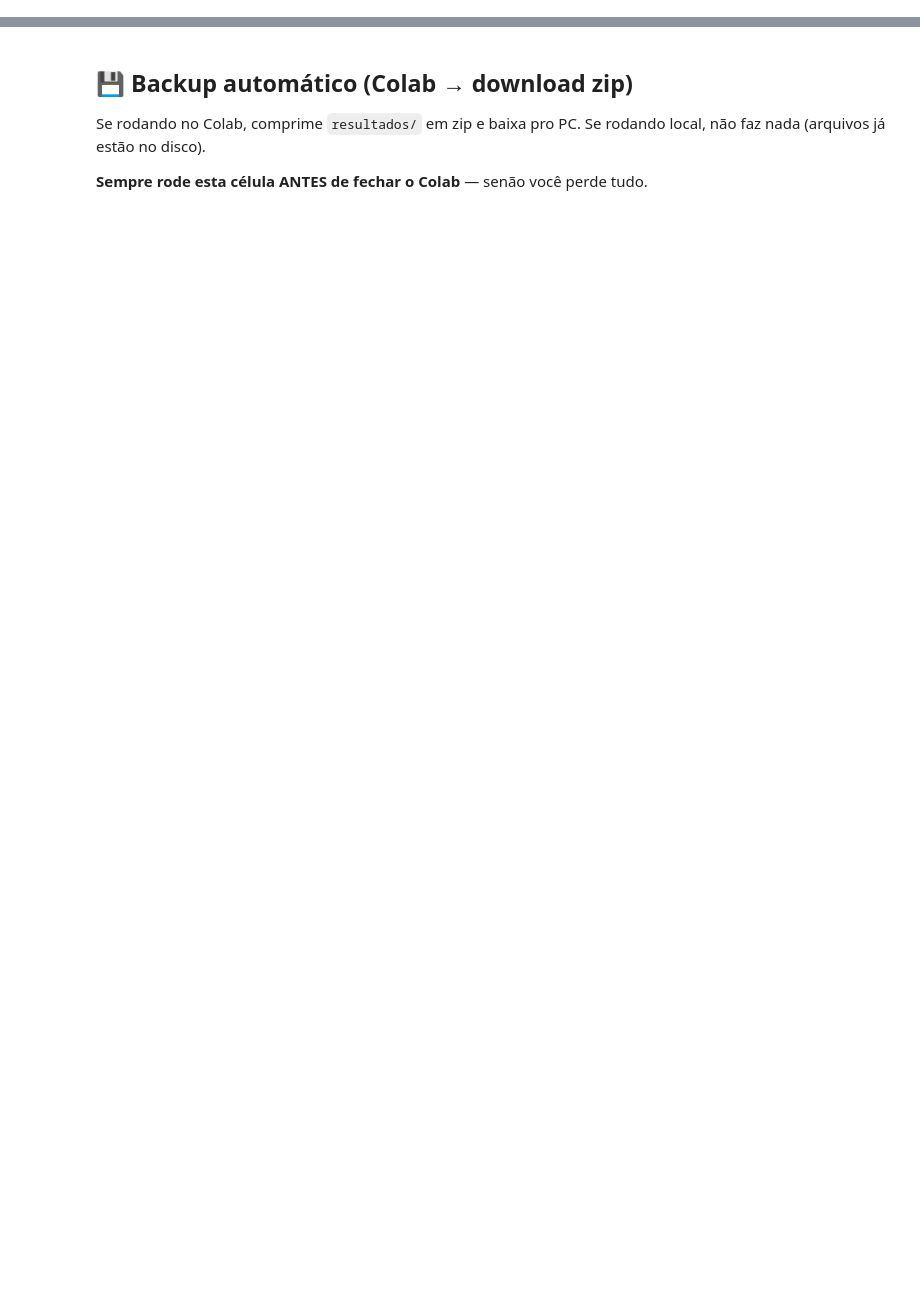
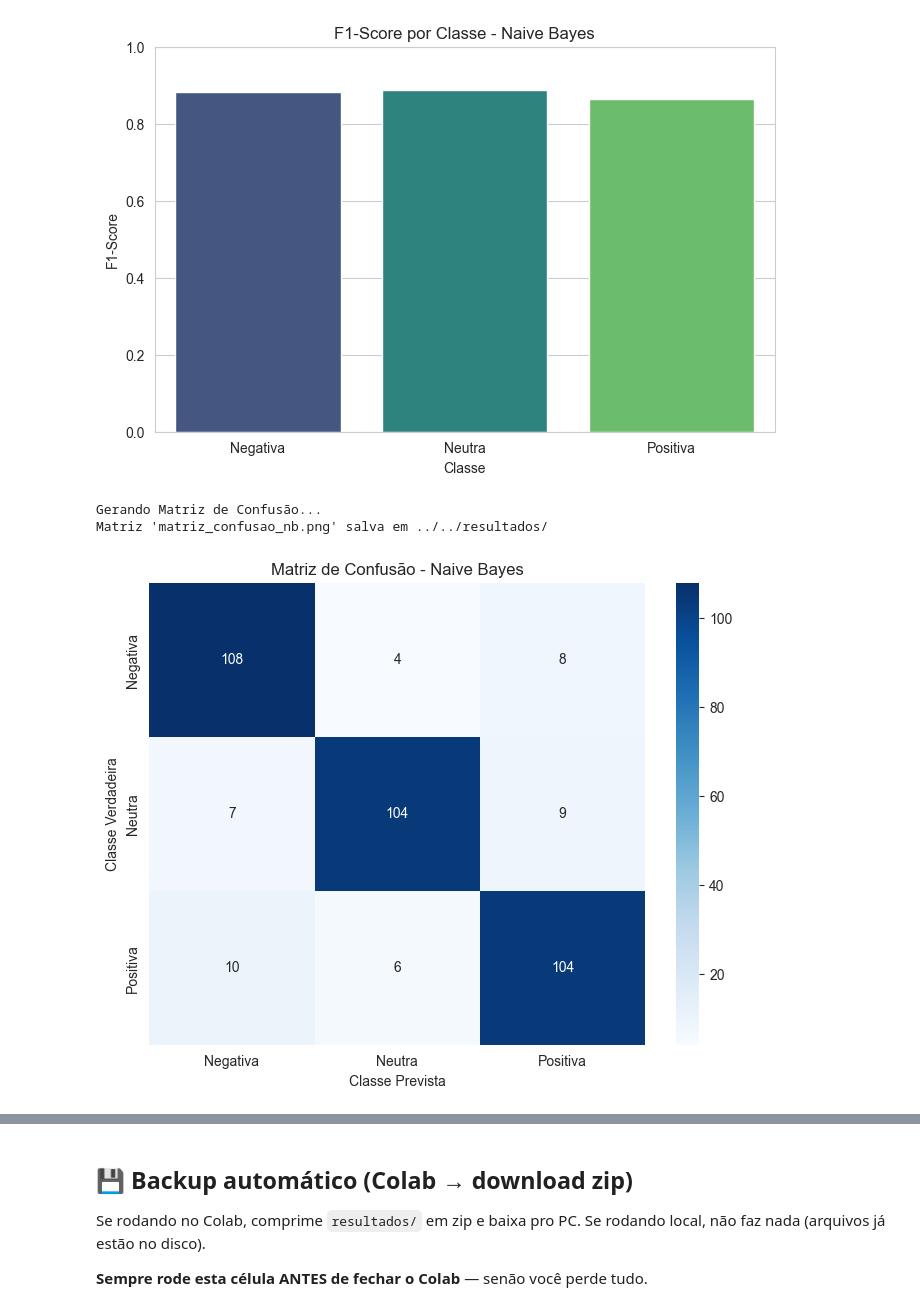
Before and after one commit to ROMAUSKI/tcc-analise-sentimento, a Jupyter notebook: src/05_apps_training.ipynb, the cells around one changed output, grey strips where cells are left out. Drawn from its saved outputs; the diff is of its cells as text; code cells hidden in the pictures; blank space fills up the shorter version.

```diff
--- a/src/05_apps_training.ipynb
+++ b/src/05_apps_training.ipynb
@@ -112,0 +495,76 @@ else:
+# %%
+print("--- Etapa 3.3: Treinamento - Naive Bayes (Multinomial) ---")
+
+# 1. Inicializar o modelo
+model_nb = MultinomialNB()
+
+# 2. Treinar o modelo
+print("Treinando o modelo Naive Bayes...")
+model_nb.fit(X_train_tfidf, y_train)
+print("Treinamento concluído.")
+
+# 3. Fazer previsões
+y_pred_nb = model_nb.predict(X_test_tfidf)
+
+# 4. Gerar Relatório
+print("\n--- Relatório de Classificação (Naive Bayes) ---")
+print(classification_report(y_test, y_pred_nb))
+
+# 5. Gerar o Relatório como um Dicionário
+report_dict_nb = classification_report(y_test, y_pred_nb, output_dict=True)
+df_report_nb = pd.DataFrame(report_dict_nb).transpose()
+f1_scores_nb = df_report_nb.loc[['Negativa', 'Neutra', 'Positiva'], 'f1-score']
+
+f1_final_nb = report_dict_nb['weighted avg']['f1-score']
+print(f"\n--- Veredito (O que importa pro TCC) ---")
+print(f"O F1-Score final (ponderado) do modelo foi: {f1_final_nb:.4f} (ou {f1_final_nb*100:.2f}%)")
+
+# 6. Plotar o Gráfico de F1-Score por Classe
+pasta_resultados = RESULTADOS + os.sep
+plt.figure(figsize=(8, 5))
+sns.barplot(
+    x=f1_scores_nb.index,
+    y=f1_scores_nb.values,
+    palette='viridis',
+    hue=f1_scores_nb.index,
+    legend=False
+)
+plt.title('F1-Score por Classe - Naive Bayes')
+plt.xlabel('Classe')
+plt.ylabel('F1-Score')
+plt.ylim(0, 1.0)
+plt.savefig(f"{pasta_resultados}f1_score_por_classe_nb.png")
+print(f"Gráfico 'f1_score_por_classe_nb_apps.png' salvo em {pasta_resultados}")
+plt.show()
+
+# 7. Gerar Matriz de Confusão
+print("\nGerando Matriz de Confusão...")
+cm_nb = confusion_matrix(y_test, y_pred_nb)
+labels = sorted(y.unique())
+
+plt.figure(figsize=(8, 6))
+sns.heatmap(
+    cm_nb,
+    annot=True,
+    fmt='d',
+    cmap='Blues',
+    xticklabels=labels,
+    yticklabels=labels
+)
+plt.title('Matriz de Confusão - Naive Bayes')
+plt.xlabel('Classe Prevista')
+plt.ylabel('Classe Verdadeira')
+plt.savefig(f"{pasta_resultados}matriz_confusao_nb.png")
+print(f"Matriz 'matriz_confusao_nb_apps.png' salva em {pasta_resultados}")
+plt.show()
+
+# 8. Armazena os resultados no nosso dicionário
+resultados_modelos['Naive Bayes'] = {
+    'Acurácia': report_dict_nb['accuracy'],
+    'Precisão': report_dict_nb['weighted avg']['precision'],
+    'Recall': report_dict_nb['weighted avg']['recall'],
+    'F1-Score': f1_final_nb
+}
+
+print("\nResultados do Naive Bayes salvos.")
+# %% [output]
@@ -112,0 +590,4 @@ else:
+[figure, added]
+Gerando Matriz de Confusão...
+Matriz 'matriz_confusao_nb.png' salva em ../../resultados/
+[figure, added]
```
Also changed, not shown: parts of 17 cells of this notebook, 3 other files.
